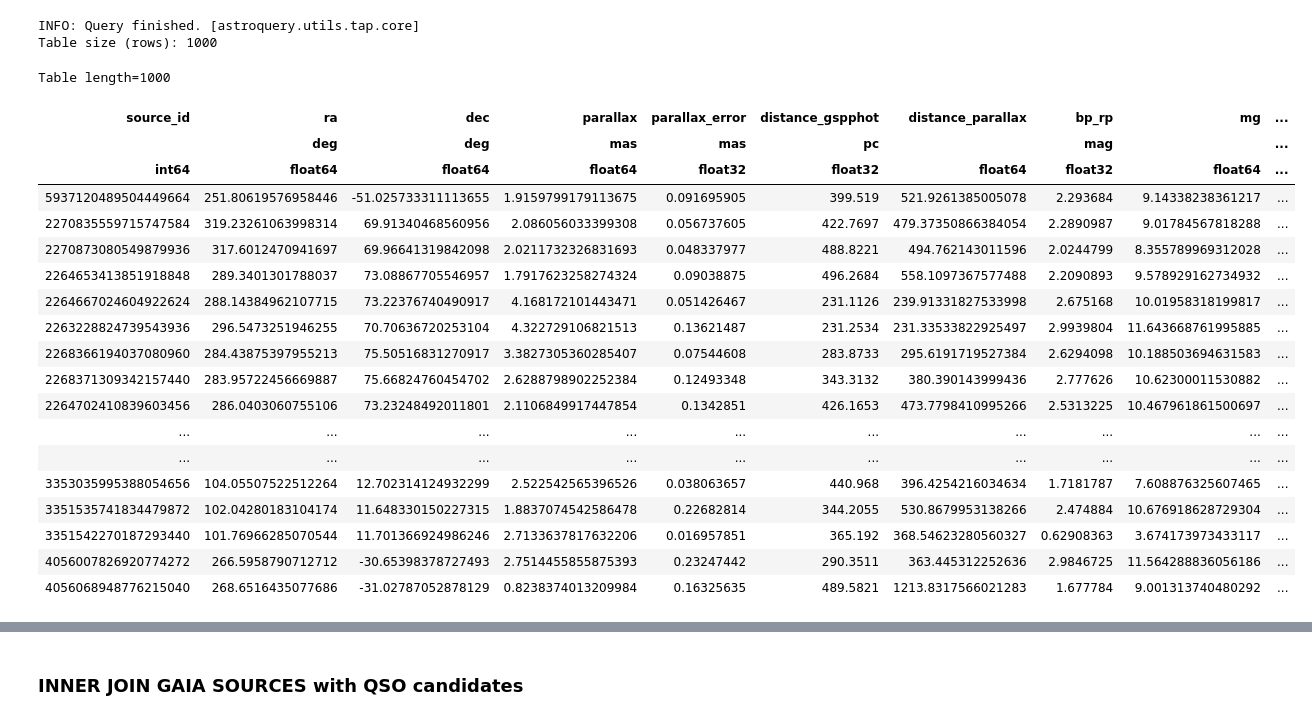
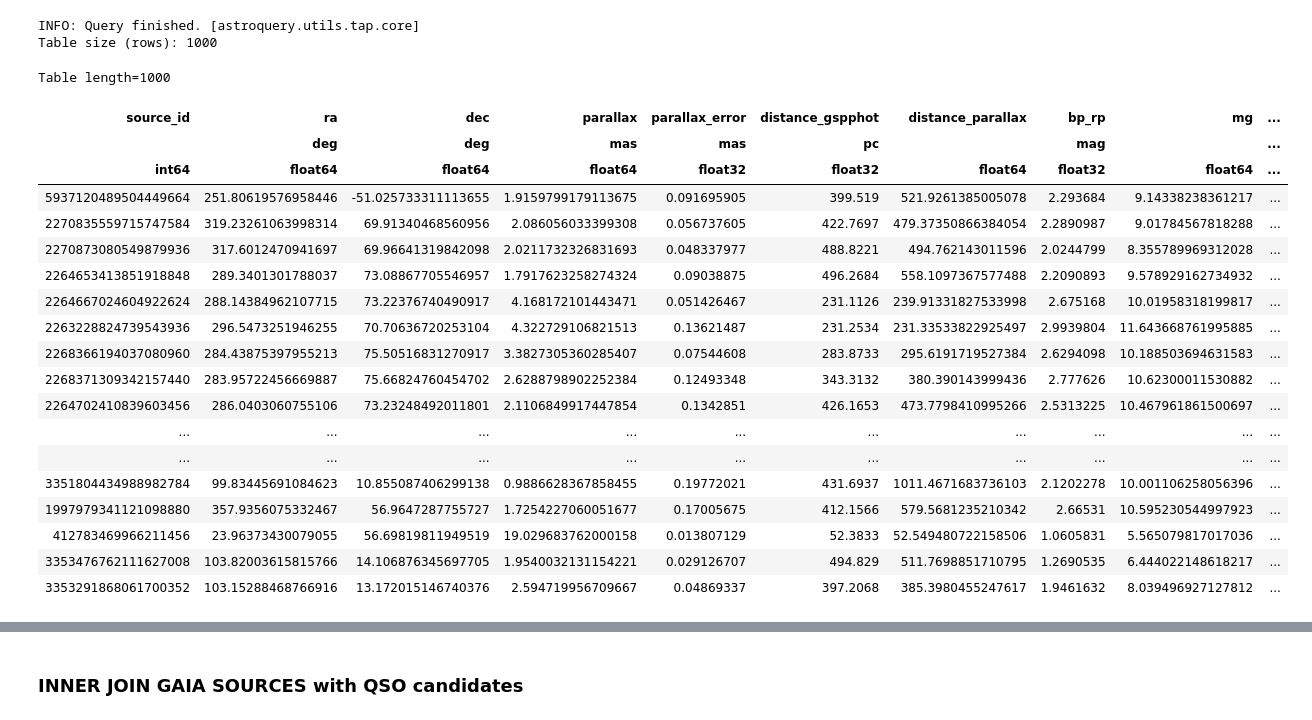
Before and after one commit to Mixpap/GAIA_HandsOn, a Jupyter notebook: Spectra.ipynb, the cells around one changed output, grey strips where cells are left out. Cells and saved outputs as stored; diff of their text form; code cells hidden in the pictures.

```diff
--- a/Spectra.ipynb
+++ b/Spectra.ipynb
@@ -15,39 +16,39 @@ gaia.source_id, gaia.ra,gaia.dec, gaia.parallax, gaia.parallax_error, gaia.dista
 FROM gaiadr3.gaia_source AS gaia
 JOIN gaiadr3.astrophysical_parameters AS pars ON
 gaia.source_id=pars.source_id
 WHERE
 gaia.distance_gspphot < 500
 AND gaia.parallax_over_error > 5.0
-AND gaia.ruwe < 1.4
+AND gaia.ruwe < 1.2
 AND gaia.random_index BETWEEN 0 AND 10000000
 """
 job     = Gaia.launch_job_async(query)
 results = job.get_results()
 print(f'Table size (rows): {len(results)}')
 results
 # %% [output]
 INFO: Query finished. [astroquery.utils.tap.core]
 Table size (rows): 1000
 Table length=1000
 | source_id | ra | dec | parallax | parallax_error | distance_gspphot | distance_parallax | bp_rp | mg | ... |
 |  | deg | deg | mas | mas | pc |  | mag |  | ... |
 | int64 | float64 | float64 | float64 | float32 | float32 | float64 | float32 | float64 | ... |
 | 5937120489504449664 | 251.80619576958446 | -51.025733311113655 | 1.9159799179113675 | 0.091695905 | 399.519 | 521.9261385005078 | 2.293684 | 9.14338238361217 | ... |
 | 2270835559715747584 | 319.23261063998314 | 69.91340468560956 | 2.086056033399308 | 0.056737605 | 422.7697 | 479.37350866384054 | 2.2890987 | 9.01784567818288 | ... |
 | 2270873080549879936 | 317.6012470941697 | 69.96641319842098 | 2.0211732326831693 | 0.048337977 | 488.8221 | 494.762143011596 | 2.0244799 | 8.355789969312028 | ... |
 | 2264653413851918848 | 289.3401301788037 | 73.08867705546957 | 1.7917623258274324 | 0.09038875 | 496.2684 | 558.1097367577488 | 2.2090893 | 9.578929162734932 | ... |
 | 2264667024604922624 | 288.14384962107715 | 73.22376740490917 | 4.168172101443471 | 0.051426467 | 231.1126 | 239.91331827533998 | 2.675168 | 10.01958318199817 | ... |
 | 2263228824739543936 | 296.5473251946255 | 70.70636720253104 | 4.322729106821513 | 0.13621487 | 231.2534 | 231.33533822925497 | 2.9939804 | 11.643668761995885 | ... |
 | 2268366194037080960 | 284.43875397955213 | 75.50516831270917 | 3.3827305360285407 | 0.07544608 | 283.8733 | 295.6191719527384 | 2.6294098 | 10.188503694631583 | ... |
 | 2268371309342157440 | 283.95722456669887 | 75.66824760454702 | 2.6288798902252384 | 0.12493348 | 343.3132 | 380.390143999436 | 2.777626 | 10.62300011530882 | ... |
 | 2264702410839603456 | 286.0403060755106 | 73.23248492011801 | 2.1106849917447854 | 0.1342851 | 426.1653 | 473.7798410995266 | 2.5313225 | 10.467961861500697 | ... |
 | ... | ... | ... | ... | ... | ... | ... | ... | ... | ... |
 | ... | ... | ... | ... | ... | ... | ... | ... | ... | ... |
-| 3353035995388054656 | 104.05507522512264 | 12.702314124932299 | 2.522542565396526 | 0.038063657 | 440.968 | 396.4254216034634 | 1.7181787 | 7.608876325607465 | ... |
-| 3351535741834479872 | 102.04280183104174 | 11.648330150227315 | 1.8837074542586478 | 0.22682814 | 344.2055 | 530.8679953138266 | 2.474884 | 10.676918628729304 | ... |
-| 3351542270187293440 | 101.76966285070544 | 11.701366924986246 | 2.7133637817632206 | 0.016957851 | 365.192 | 368.54623280560327 | 0.62908363 | 3.674173973433117 | ... |
-| 4056007826920774272 | 266.5958790712712 | -30.65398378727493 | 2.7514455855875393 | 0.23247442 | 290.3511 | 363.445312252636 | 2.9846725 | 11.564288836056186 | ... |
-| 4056068948776215040 | 268.6516435077686 | -31.02787052878129 | 0.8238374013209984 | 0.16325635 | 489.5821 | 1213.8317566021283 | 1.677784 | 9.001313740480292 | ... |
+| 3351804434988982784 | 99.83445691084623 | 10.855087406299138 | 0.9886628367858455 | 0.19772021 | 431.6937 | 1011.4671683736103 | 2.1202278 | 10.001106258056396 | ... |
+| 1997979341121098880 | 357.9356075332467 | 56.9647287755727 | 1.7254227060051677 | 0.17005675 | 412.1566 | 579.5681235210342 | 2.66531 | 10.595230544997923 | ... |
+| 412783469966211456 | 23.96373430079055 | 56.69819811949519 | 19.029683762000158 | 0.013807129 | 52.3833 | 52.549480722158506 | 1.0605831 | 5.565079817017036 | ... |
+| 3353476762111627008 | 103.82003615815766 | 14.106876345697705 | 1.9540032131154221 | 0.029126707 | 494.829 | 511.7698851710795 | 1.2690535 | 6.444022148618217 | ... |
+| 3353291868061700352 | 103.15288468766916 | 13.172015146740376 | 2.594719956709667 | 0.04869337 | 397.2068 | 385.3980455247617 | 1.9461632 | 8.039496927127812 | ... |
 # %%
 fig=plt.figure(figsize=(8,8))
 plt.scatter(results["age"],results["mass"])
```
Also changed, not shown: parts of 8 cells of this notebook, 2 other files.
